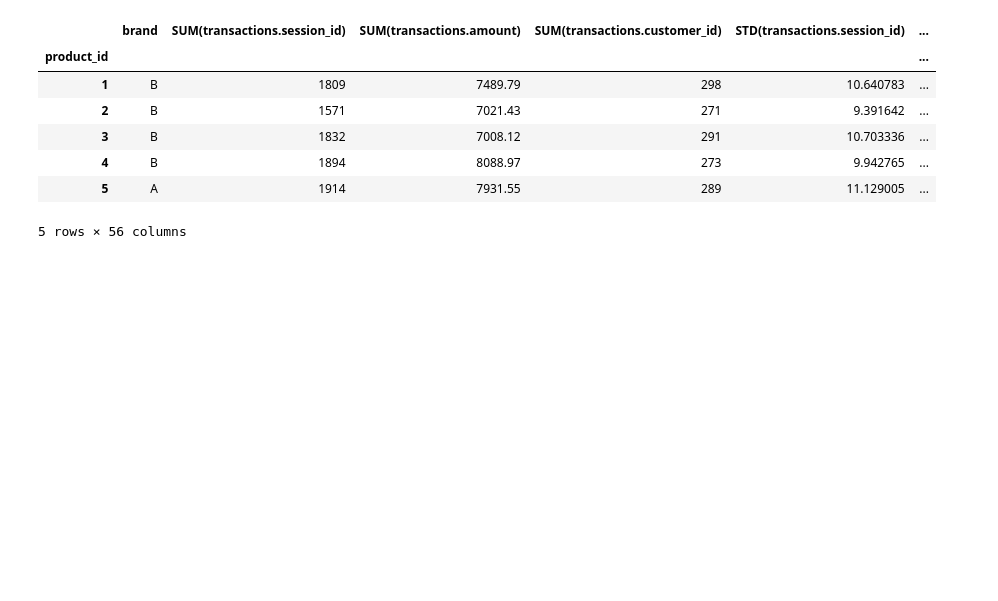
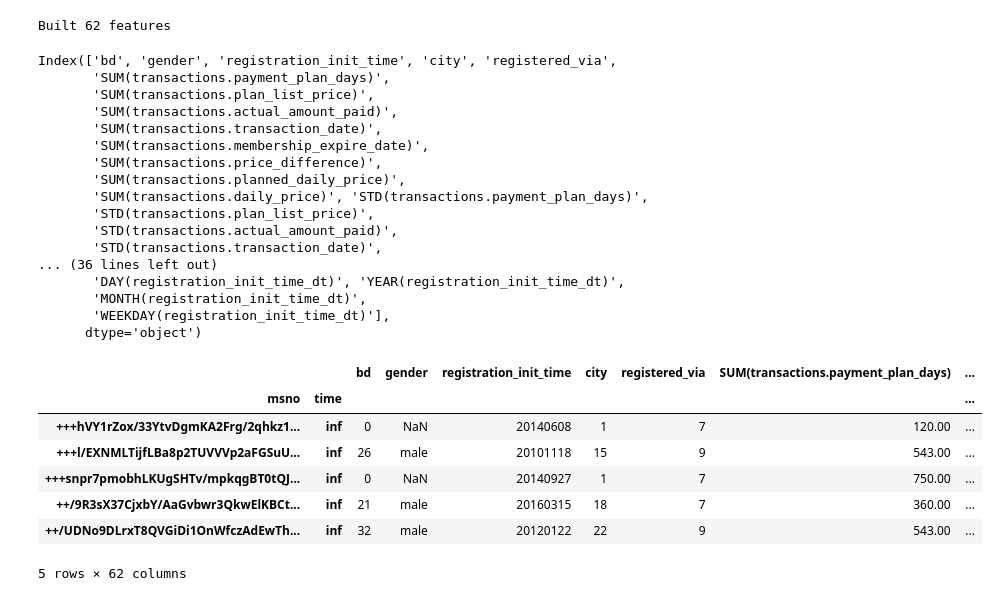
Before and after one commit to d18124313/dissertation, a Jupyter notebook: DFS Test.ipynb, the cells around one changed output. Drawn from its saved outputs; the diff is of its cells as text; code cells hidden in the pictures; blank space fills up the shorter version.

```diff
--- a/DFS Test.ipynb
+++ b/DFS Test.ipynb
@@ -62,2 +51,0 @@ new_relationship = ft.Relationship(es["products"]["product_id"],
-# %%
-es = es.add_relationship(new_relationship)
@@ -72,0 +87,5 @@ Entityset: customer_data
+# %%
+# Relationships (parent, child)
+r_member_transactions = ft.Relationship(es['members']['msno'], es['transactions']['msno'])
+
+es.add_relationships([r_member_transactions])
@@ -75,0 +122,7 @@ feature_matrix, feature_defs = ft.dfs(entityset=es,
+# %%
+all_p = ft.list_primitives()
+trans_p = all_p.loc[all_p['type'] == 'transform'].copy()
+agg_p = all_p.loc[all_p['type'] == 'aggregation'].copy()
+
+pd.options.display.max_colwidth = 100
+agg_p.head()
@@ -76,11 +175,48 @@ feature_matrix, feature_defs = ft.dfs(entityset=es,
+# %%
+from timeit import default_timer as timer
+
+start = timer()
+feature_matrix, feature_defs = ft.dfs(entityset=es, target_entity='members',
+#                                       agg_primitives = agg_primitives,
+#                                       trans_primitives = trans_primitives,
+#                                       where_primitives = where_primitives,
+                                      where_primitives = ['sum', 'mean'],
+                                      max_depth = 2, features_only = False,
+                                      verbose = 1, chunk_size = 1000,
+                                      n_jobs = 1,
+                                      cutoff_time_in_index = True)
+end = timer()
+print(f'{round(end - start)} seconds elapsed.')
+# %% [output]
+Built 62 features
 # %%
-feature_matrix
+feature_matrix.columns
 # %% [output]
-|  | brand | SUM(transactions.session_id) | SUM(transactions.amount) | SUM(transactions.customer_id) | STD(transactions.session_id) | ... |
-| product_id |  |  |  |  |  | ... |
-| 1 | B | 1809 | 7489.79 | 298 | 10.640783 | ... |
-| 2 | B | 1571 | 7021.43 | 271 | 9.391642 | ... |
-| 3 | B | 1832 | 7008.12 | 291 | 10.703336 | ... |
-| 4 | B | 1894 | 8088.97 | 273 | 9.942765 | ... |
-| 5 | A | 1914 | 7931.55 | 289 | 11.129005 | ... |
-5 rows × 56 columns
+Index(['bd', 'gender', 'registration_init_time', 'city', 'registered_via',
+       'SUM(transactions.payment_plan_days)',
+       'SUM(transactions.plan_list_price)',
+       'SUM(transactions.actual_amount_paid)',
+       'SUM(transactions.transaction_date)',
+       'SUM(transactions.membership_expire_date)',
+       'SUM(transactions.price_difference)',
+       'SUM(transactions.planned_daily_price)',
+       'SUM(transactions.daily_price)', 'STD(transactions.payment_plan_days)',
+       'STD(transactions.plan_list_price)',
+       'STD(transactions.actual_amount_paid)',
+       'STD(transactions.transaction_date)',
+... (36 lines left out)
+       'DAY(registration_init_time_dt)', 'YEAR(registration_init_time_dt)',
+       'MONTH(registration_init_time_dt)',
+       'WEEKDAY(registration_init_time_dt)'],
+      dtype='object')
+# %%
+feature_matrix.head()
+# %% [output]
+|  |  | bd | gender | registration_init_time | city | registered_via | SUM(transactions.payment_plan_days) | ... |
+| msno | time |  |  |  |  |  |  | ... |
+| +++hVY1rZox/33YtvDgmKA2Frg/2qhkz1... | inf | 0 | NaN | 20140608 | 1 | 7 | 120.00 | ... |
+| +++l/EXNMLTijfLBa8p2TUVVVp2aFGSuU... | inf | 26 | male | 20101118 | 15 | 9 | 543.00 | ... |
+| +++snpr7pmobhLKUgSHTv/mpkqgBT0tQJ... | inf | 0 | NaN | 20140927 | 1 | 7 | 750.00 | ... |
+| ++/9R3sX37CjxbY/AaGvbwr3QkwElKBCt... | inf | 21 | male | 20160315 | 18 | 7 | 360.00 | ... |
+| ++/UDNo9DLrxT8QVGiDi1OnWfczAdEwTh... | inf | 32 | male | 20120122 | 22 | 9 | 543.00 | ... |
+5 rows × 62 columns
```
Also changed, not shown: parts of 25 cells of this notebook, 9 other files.
